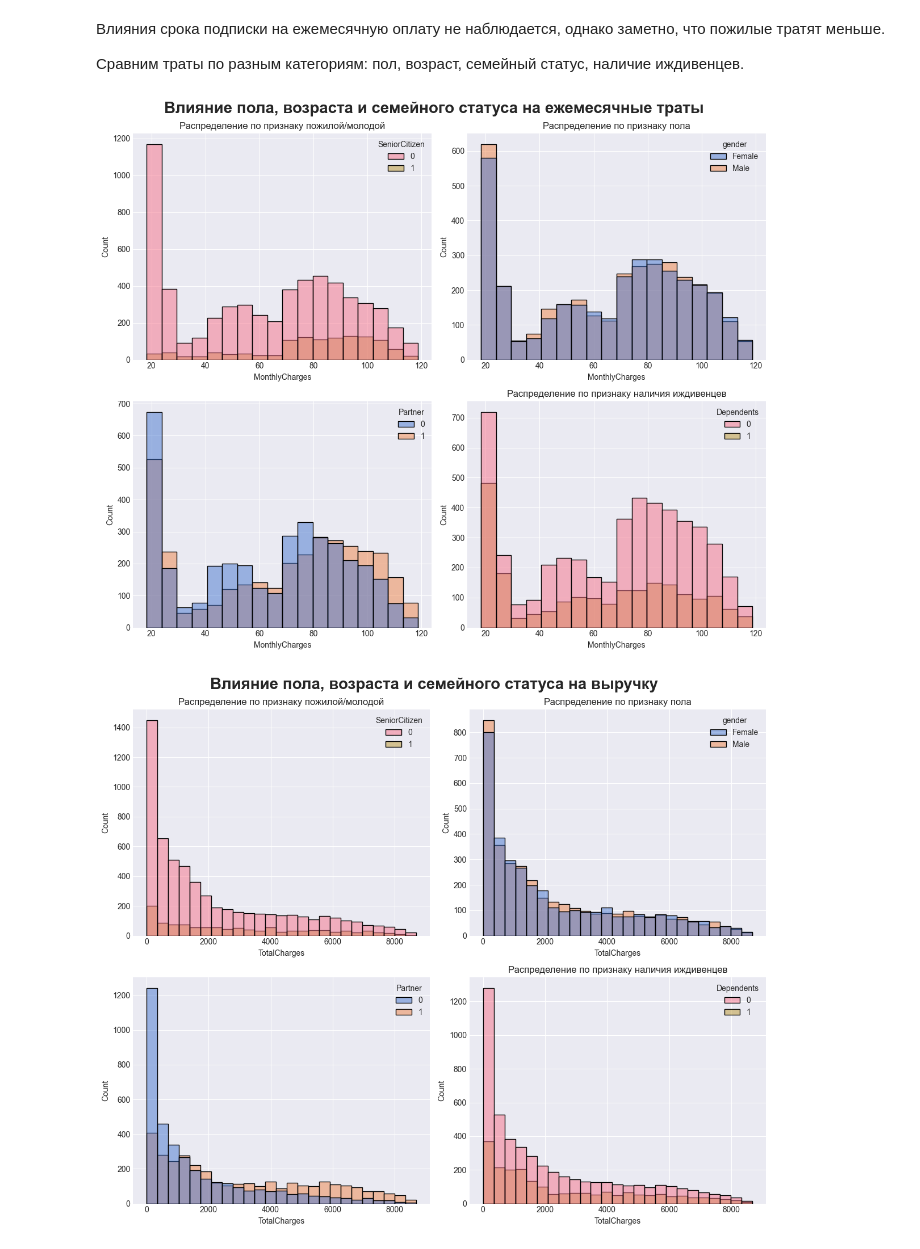
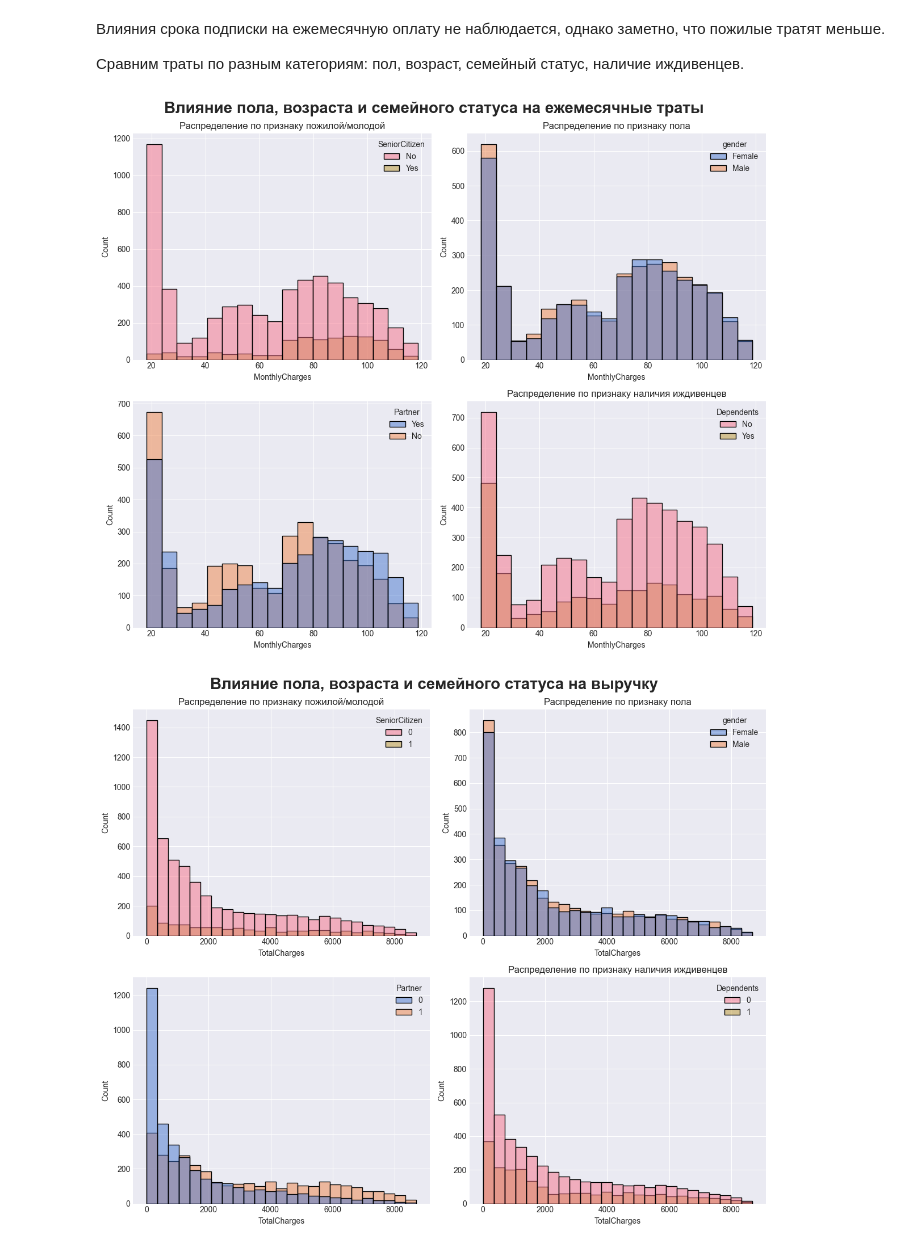
Before and after one commit to MargoUtropova/product_analitics_portfolio, a Jupyter notebook: telecom/notebooks/MobileData_Analysis.ipynb, the cells around one changed output. Saved outputs shown, nothing was run; the diff lists cells and outputs as text; code cells hidden in the pictures.

```diff
--- a/telecom/notebooks/MobileData_Analysis.ipynb
+++ b/telecom/notebooks/MobileData_Analysis.ipynb
@@ -93,3 +123,6 @@ plt.show()
 Отрицательная корреляция:
  - наличие техподдержки и услуг защиты уменьшает отток.
  - отток снижается с увеличением срока подписки
+# %%
+df_person = df[['Partner', 'Dependents', 'gender', 'TotalCharges', 'MonthlyCharges', 'SeniorCitizen', 'tenure']].copy()
+df_person.head()
@@ -95,0 +136,5 @@ plt.show()
+# %%
+mapping = {1:'Yes', 0:'No'}
+for col in ['Partner', 'Dependents', 'SeniorCitizen']:
+    df_person[col] = df_person[col].map(mapping)
+df_person.head()
@@ -126,23 +177,23 @@ plt.show();
 Сравним траты по разным категориям: пол, возраст, семейный статус, наличие иждивенцев.
 # %%
 fig, ((ax1, ax2), (ax3, ax4)) = plt.subplots(2,2, figsize=(12,10))
-sns.histplot(data=df, x='MonthlyCharges', hue='SeniorCitizen', ax=ax1)
+sns.histplot(data=df_person, x='MonthlyCharges', hue='SeniorCitizen', ax=ax1)
 plt.suptitle('Влияние пола, возраста и семейного статуса на ежемесячные траты', fontsize=20, fontweight='bold')
 ax1.set_title('Распределение по признаку пожилой/молодой')
 
-sns.histplot(data=df, x='MonthlyCharges', hue='gender', ax=ax2, palette='muted')
+sns.histplot(data=df_person, x='MonthlyCharges', hue='gender', ax=ax2, palette='muted')
 ax2.set_title('Распределение по признаку пола')
 
-sns.histplot(data=df, x='MonthlyCharges', hue='Partner', ax=ax3, palette='muted')
+sns.histplot(data=df_person, x='MonthlyCharges', hue='Partner', ax=ax3, palette='muted')
 ax4.set_title('Распределение по признаку наличия партнера')
 
-sns.histplot(data=df, x='MonthlyCharges', hue='Dependents', ax=ax4)
+sns.histplot(data=df_person, x='MonthlyCharges', hue='Dependents', ax=ax4)
 ax4.set_title('Распределение по признаку наличия иждивенцев')
 
 plt.tight_layout()
 plt.show()
 # %% [output]
-[figure, old version]
+[figure, new version]
 # %%
 fig, ((ax1, ax2), (ax3, ax4)) = plt.subplots(2,2, figsize=(12,10))
 sns.histplot(data=df, x='TotalCharges', hue='SeniorCitizen', ax=ax1)
```
Also changed, not shown: parts of 25 cells of this notebook, 1 other file.
